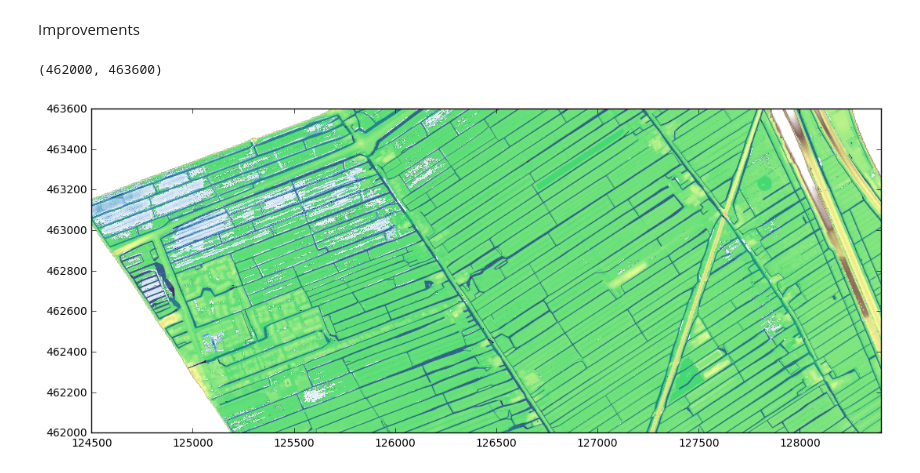
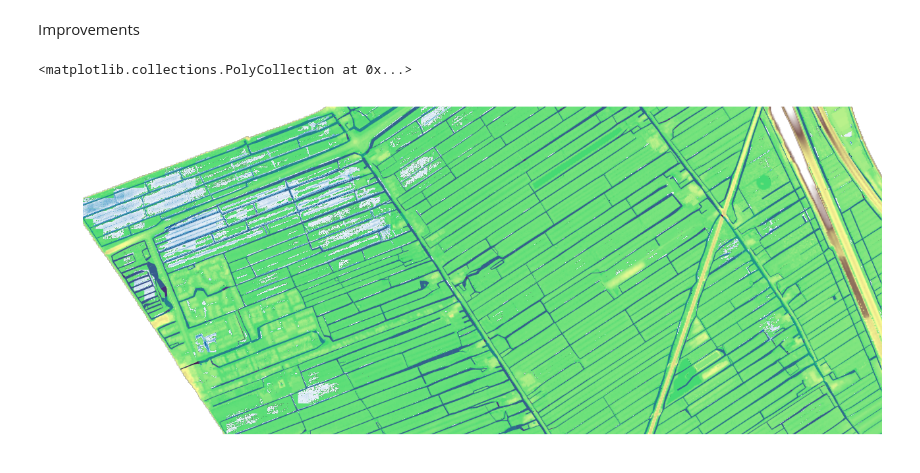
Before and after one commit to openearth/notebooks, a Jupyter notebook: kockengen.ipynb, the cells around one changed output. Saved outputs shown, nothing was run; the diff lists cells and outputs as text; code cells hidden in the pictures.

```diff
--- a/kockengen.ipynb
+++ b/kockengen.ipynb
@@ -221,7 +222,7 @@ for id_, face in zip(idx, tqdm.tqdm_notebook(faces)):
     ]
     dem_i = dem['band'][face_px2slice]
     if not dem_i.mask.all():
-        n, bins = np.histogram(dem_i.flatten(), bins=np.linspace(-2.5, 1.0))
+        n, bins = np.histogram(dem_i.flatten(), bins=20)
         n_cum = np.cumsum(n)
         volume_table = np.abs(affine.a * affine.e) * n_cum * np.diff(bins)
         cum_volume_table = np.cumsum(volume_table)
@@ -334,40 +334,41 @@ ax.imshow(
     vmin=-5,
     vmax=5,
     extent=dem['extent']
 )
+ax.set_xlim(*bounds_x)
+ax.set_ylim(*bounds_y)
+fig.tight_layout()
+ax.axis('off')
 
-
+images = {}
 for face_idx in iter(tables.index):
     row = tables.ix[face_idx]
     if not (
         (bounds_x[0] <= row['extent'][0] < bounds_x[1])
         or (bounds_x[0] <= row['extent'][1] < bounds_x[1])
     ):
         continue
     if not (
         (bounds_y[0] <= row['extent'][2] < bounds_y[1])
         or (bounds_y[0] <= row['extent'][3] < bounds_y[1])
     ):
         continue
     waterdepth_i = subgrid_waterdepth(face_idx, dem=dem, grid=grid, data=data, correction=0, tables=tables)
     if waterdepth_i is None:
         # cells without dem
         print(face_idx)
         continue
     # lookup row, so we know where to plot
-    extent = row['extent']
+    extent = row['extent'][:]
     extent[1] += 1.0
     extent[3] += 1.0
-    ax.imshow(np.ma.masked_less_equal(waterdepth_i, 0.0), extent=extent, vmin=0, vmax=0.5, cmap='Blues')
-ax.autoscale()
+    im = ax.imshow(np.ma.masked_less_equal(waterdepth_i, 0.0), extent=extent, vmin=0, vmax=0.5, cmap='Blues')
+    images[face_idx] = im
 
-colors[:,3] = 1.0
+
 s = np.s_[:]
 polys = matplotlib.collections.PolyCollection(verts[s], facecolors=colors[s], edgecolors='none', closed=False)
 ax.add_collection(polys)
-
-ax.set_xlim(*bounds_x)
-ax.set_ylim(*bounds_y)
 # %% [output]
-(462000, 463600)
+<matplotlib.collections.PolyCollection at 0x...>
-[figure, old version]
+[figure, new version]
```
Also changed, not shown: parts of 9 cells of this notebook.
